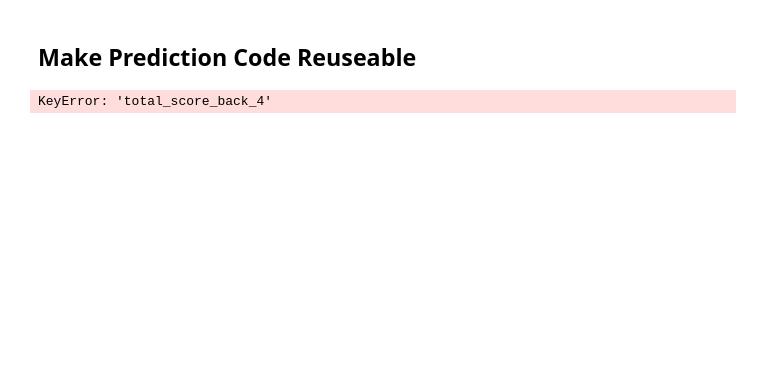
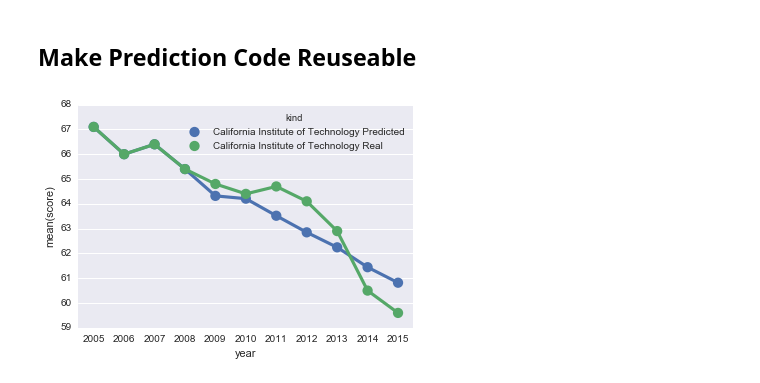
Before and after one commit to jgzuke/MLPractice, a Jupyter notebook: Projects/UniversityRankings/UniversityRankingPredictions.ipynb, the cells around one changed output. Drawn from its saved outputs; the diff is of its cells as text; code cells hidden in the pictures; blank space fills up the shorter version.

```diff
--- a/Projects/UniversityRankings/UniversityRankingPredictions.ipynb
+++ b/Projects/UniversityRankings/UniversityRankingPredictions.ipynb
@@ -140,39 +140,44 @@ import matplotlib.pyplot as plt
 # %%
 def get_school_graph_data(school_name_to_predict):
     university_data = prediction_data_next[(prediction_data_next.university_name == school_name_to_predict) & (prediction_data_next.year == (2005 + years_back))]
     X = university_data.loc[:,features]
-    start_scores = X['total_score_back_' + str(years_back)].values
+    start_scores = []
+    start_scores.append(X['total_score_last'].values[0] * feature_scaling_absolute_scores)
     for i in range(1, years_back):
-        start_scores = np.append(start_scores, X['total_score_back_' + str(years_back-i)].values)
+        start_scores.append(start_scores[i - 1] - X['total_score_back_' + str(i)].values[0])
+    # Reverse list
+    start_scores = start_scores[::-1]
 
     real_scores = prediction_data_next[prediction_data_next.university_name == school_name_to_predict]['total_score'].values
     real_scores = np.append(start_scores, real_scores)
 
     predicted_scores = start_scores.copy()
     X_continue = X.copy()
     for i in range(len(real_scores) - years_back):
         X_original = X_continue.copy()
+        #print (X_original)
         for feature in to_predict:
             X_continue[feature + '_back_1'] = clf_map[feature].predict(X_original)
-            for i in range(1, years_back):
-                X_continue[feature + '_back_' + str(i + 1)] = X_original[feature + '_back_' + str(i)]
-        predicted_scores = np.append(predicted_scores, X_continue['total_score_back_1'].values)
+            X_continue[feature + '_last'] = X_original[feature + '_last'] + (X_continue[feature + '_back_1'] / feature_scaling_absolute_scores)
+            for i in range(2, years_back):
+                X_continue[feature + '_back_' + str(i)] = X_original[feature + '_back_' + str(i - 1)]
+        predicted_scores.append(X_continue['total_score_last'].values[0] * feature_scaling_absolute_scores)
 
     end_year = 2005 + len(real_scores)
     years = np.array(range(2005, end_year))
     predicted = pd.DataFrame({ 'score' : predicted_scores, 'year' : years })
     real = pd.DataFrame({ 'score' : real_scores, 'year' : years })
     predicted['kind'] = school_name_to_predict + ' Predicted'
     real['kind'] = school_name_to_predict + ' Real'
     graph_data = predicted.append(real)
     return graph_data
 
 prediction_data_next = prediction_data_clean.copy()
-school_name_to_predict = ['University of California, Berkeley']
+school_name_to_predict = ['California Institute of Technology']
 graph_data = get_school_graph_data(school_name_to_predict[0])
 graph = sb.pointplot(x='year', y='score', hue='kind', data=graph_data)
 # %% [output]
-KeyError: 'total_score_back_4'
+[figure, added]
 # %%
 def plot_scores_by_names(universities_to_plot):
     graph_data = pd.DataFrame()
```
Also changed, not shown: parts of 9 cells of this notebook.
